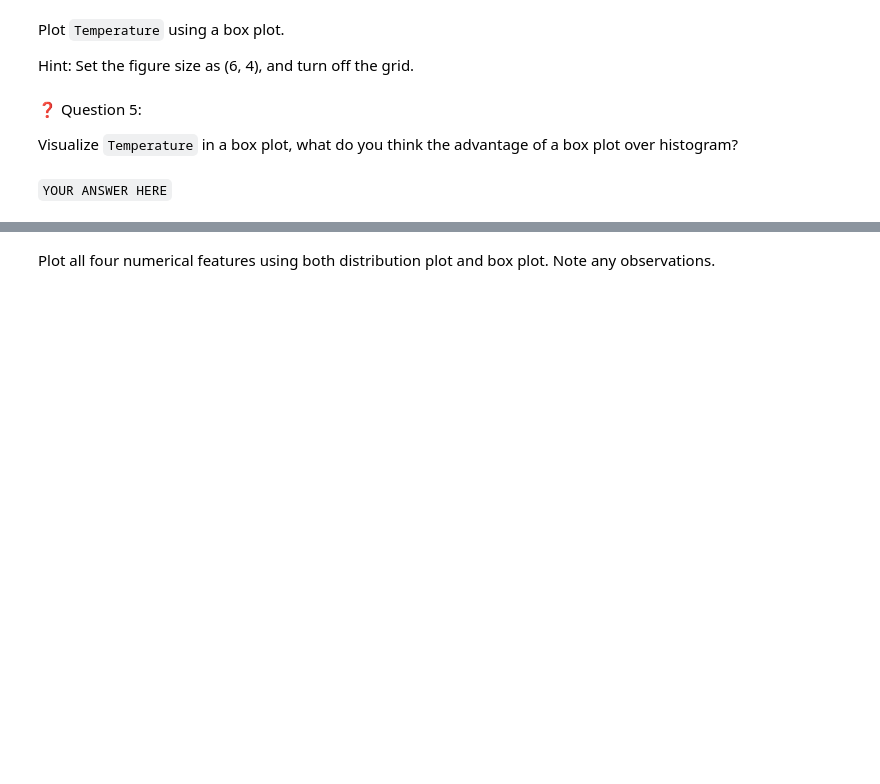
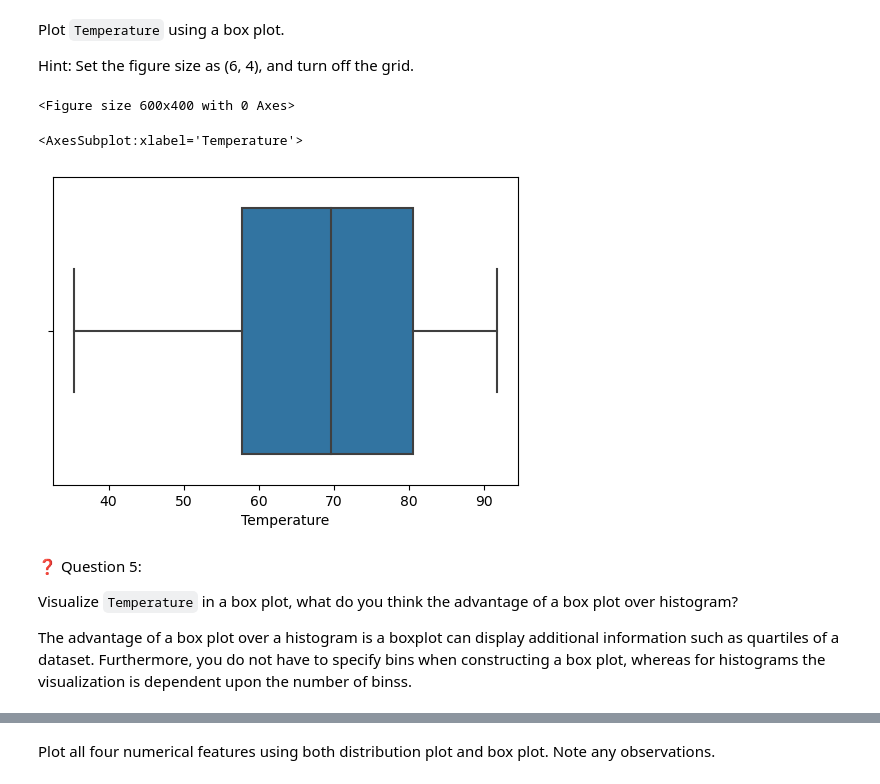
Before and after one commit to bryanat/FourthBrain, a Jupyter notebook: assignments/week-04-data-eng-airflow/nb/walmart-sales-data.ipynb, the cells around one changed output, grey strips where cells are left out. Cells and saved outputs as stored; diff of their text form; code cells hidden in the pictures; blank space fills up the shorter version.

```diff
--- a/assignments/week-04-data-eng-airflow/nb/walmart-sales-data.ipynb
+++ b/assignments/week-04-data-eng-airflow/nb/walmart-sales-data.ipynb
@@ -385,5 +487,6 @@ After communicating your findings, the stakeholders confirm that you can remove
 Now remove the negative and zero sales from the training dataset.
 # %%
 mask = df_train[target] > 0
-df_train = # YOUR CODE HERE
-df_train.shape # Expected Output: (8182, 19)
+df_train = df_train[mask]
+df_train.shape
+# # df_train.shape # Expected Output: (8182, 19)
@@ -407,9 +536,25 @@ external_factors = ['Temperature','CPI','Unemployment', 'Fuel_Price']
 Plot `Temperature` using a box plot.
 
 Hint: Set the figure size as (6, 4), and turn off the grid.
+# %%
+# from seaborn import boxplot
+import matplotlib.pyplot as plt
+
+# fig, ax = plt.subplots(figsize=(6,4))
+plt.figure(figsize=(6,4))
+
+# Create a boxplot with seaborn
+sns.boxplot(data=df_train, x="Temperature")
+
+plt.show()
+# %% [output]
+<Figure size 600x400 with 0 Axes>
+<AxesSubplot:xlabel='Temperature'>
+[figure, added]
 # %% [markdown]
 ❓ Question 5:
 
 Visualize `Temperature` in a box plot, what do you think the advantage of a box plot over histogram?
+
+The advantage of a box plot over a histogram is a boxplot can display additional information such as quartiles of a dataset.
+Furthermore, you do not have to specify bins when constructing a box plot, whereas for histograms the visualization is dependent upon the number of binss.
-# %% [markdown]
-`YOUR ANSWER HERE`
```
Also changed, not shown: parts of 50 cells of this notebook, 1 other file.
